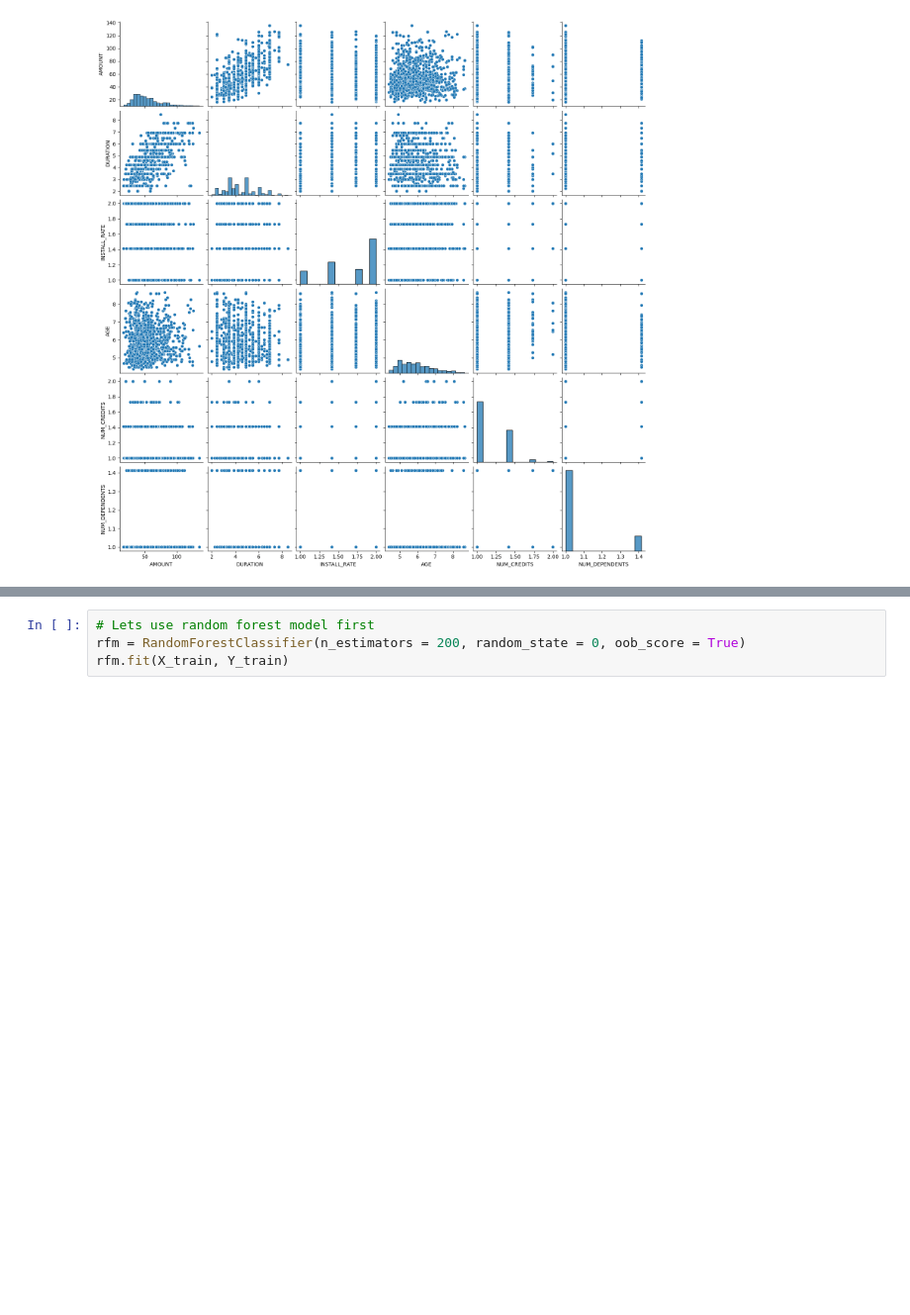
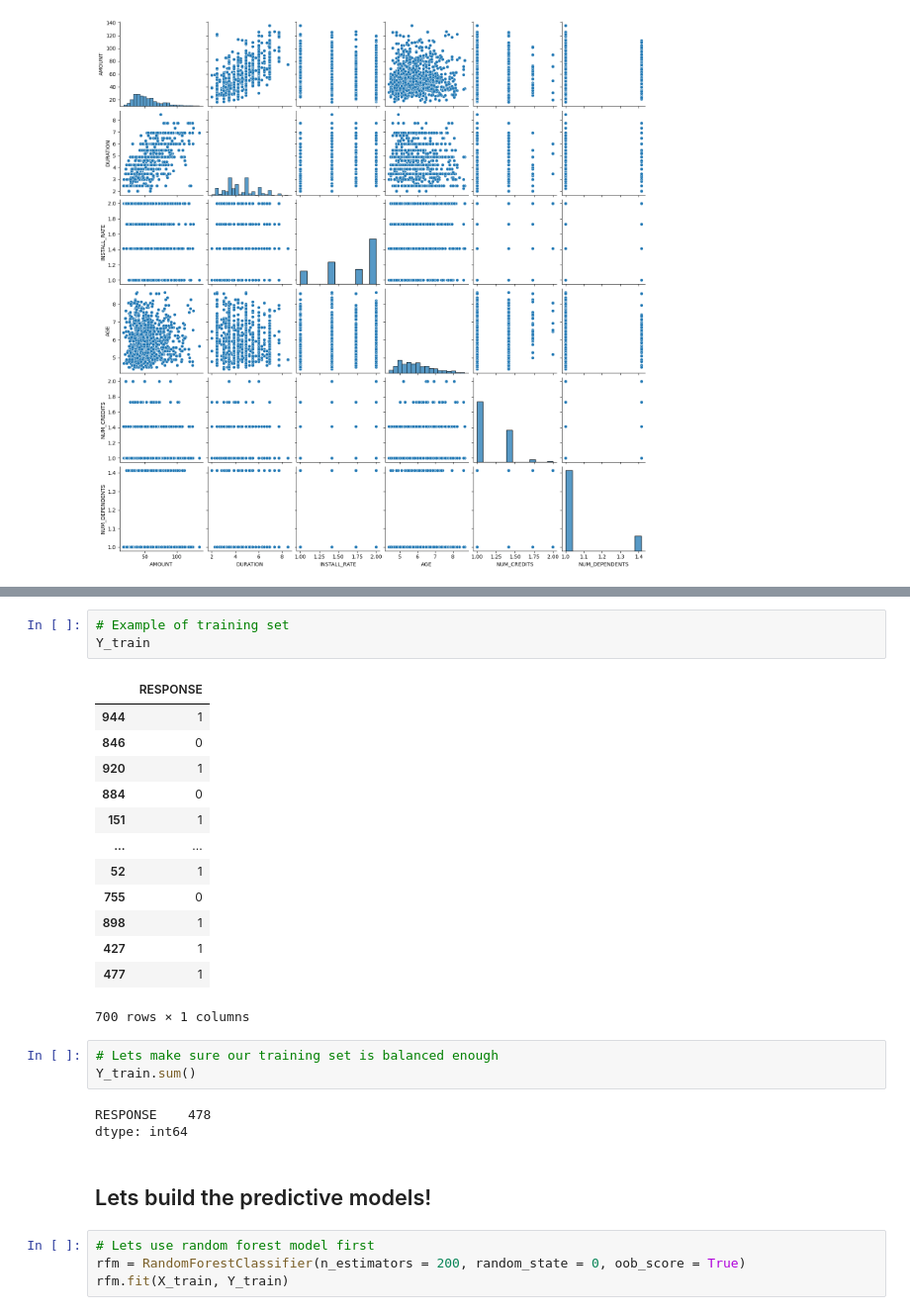
Before and after one commit to pyrds/FranklinU, a Jupyter notebook: Final-Project.ipynb, the cells around one changed output, grey strips where cells are left out. Shown at 99% size. Drawn from its saved outputs; the diff is of its cells as text; blank space fills up the shorter version.

```diff
--- a/Final-Project.ipynb
+++ b/Final-Project.ipynb
@@ -187,3 +189,28 @@ X_train,X_test,Y_train,Y_test = train_test_split(train_df,test_df,test_size=0.3)
+# %%
+# Example of training set
+Y_train
+# %% [output]
+|  | RESPONSE |
+| 944 | 1 |
+| 846 | 0 |
+| 920 | 1 |
+| 884 | 0 |
+| 151 | 1 |
+| ... | ... |
+| 52 | 1 |
+| 755 | 0 |
+| 898 | 1 |
+| 427 | 1 |
+| 477 | 1 |
+700 rows × 1 columns
+# %%
+# Lets make sure our training set is balanced enough
+Y_train.sum()
+# %% [output]
+RESPONSE    478
+dtype: int64
+# %% [markdown]
+## Lets build the predictive models!
 # %%
 # Lets use random forest model first
 rfm = RandomForestClassifier(n_estimators = 200, random_state = 0, oob_score = True)
```
Also changed, not shown: parts of 10 cells of this notebook.
